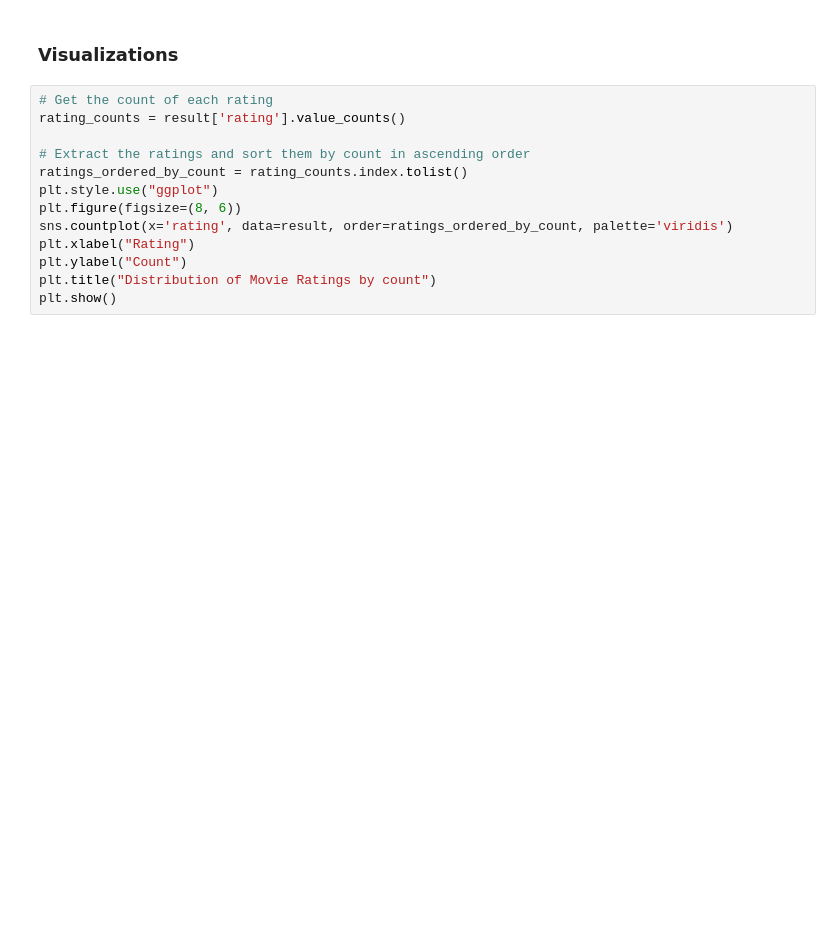
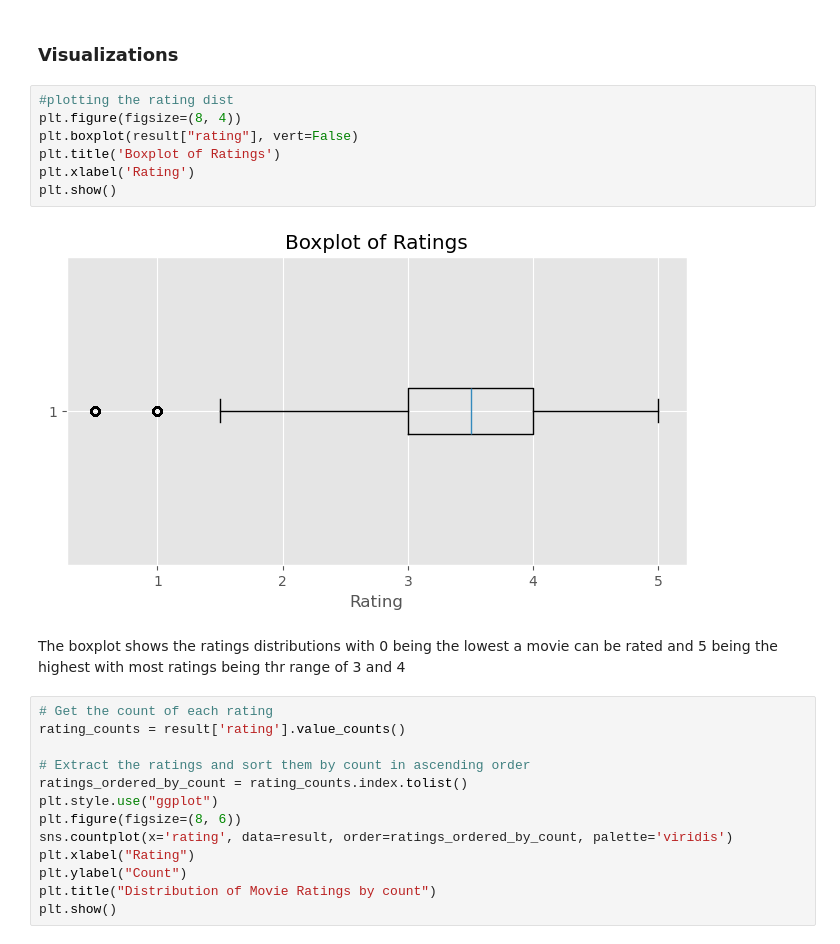
Before and after one commit to ed-gar-k/Reccomendation-system, a Jupyter notebook: index.ipynb, the cells around one changed output. Drawn from its saved outputs; the diff is of its cells as text; blank space fills up the shorter version.

```diff
--- a/index.ipynb
+++ b/index.ipynb
@@ -323,6 +326,17 @@ thought-provoking (24 occurrences):
 Movies tagged as "thought-provoking" are likely to stimulate deep thinking or contemplation among viewers, encouraging reflection on complex themes or ideas presented in the film.
 # %% [markdown]
 ### Visualizations
+# %%
+#plotting the rating dist
+plt.figure(figsize=(8, 4))
+plt.boxplot(result["rating"], vert=False)
+plt.title('Boxplot of Ratings')
+plt.xlabel('Rating')
+plt.show()
+# %% [output]
+[figure, added]
+# %% [markdown]
+The boxplot shows the ratings distributions with 0 being the lowest a movie can be rated and 5 being the highest with most ratings being thr range of 3 and 4
 # %%
 # Get the count of each rating
 rating_counts = result['rating'].value_counts()
```
Also changed, not shown: parts of 60 cells of this notebook.
